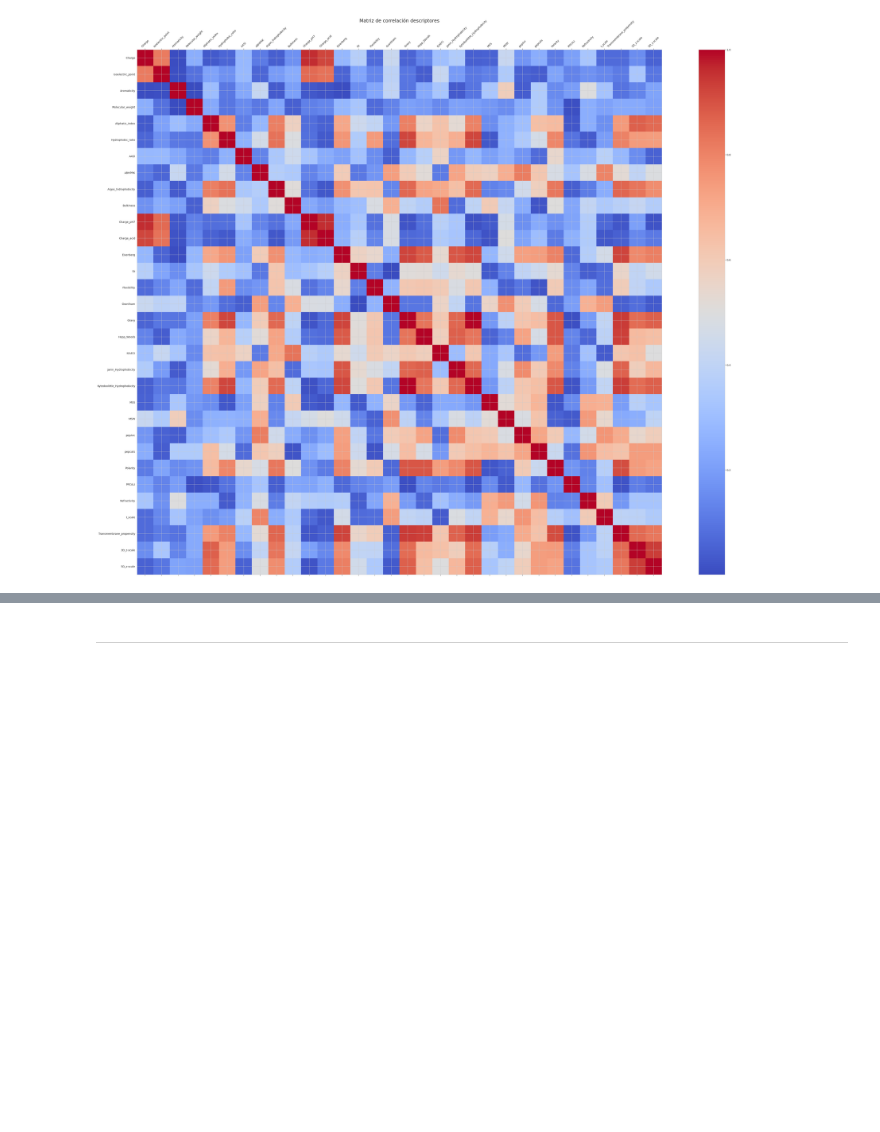
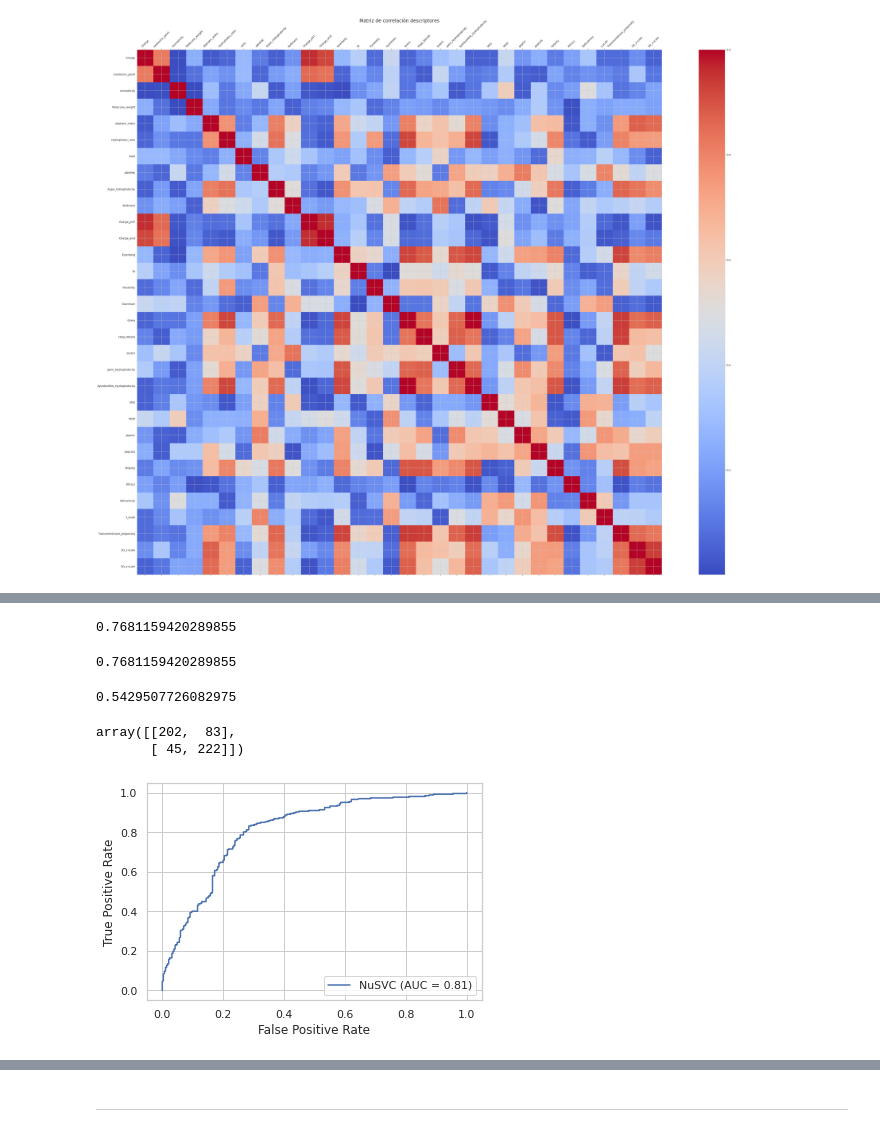
Before and after one commit to DanielAldas/RIIAA5.0_Workshop, a Jupyter notebook: Building_&_interpreting_Deep_AmPEP30_model.ipynb, the cells around one changed output, grey strips where cells are left out. Cells and saved outputs as stored; diff of their text form; code cells hidden in the pictures; blank space fills up the shorter version.

```diff
--- a/Building_&_interpreting_Deep_AmPEP30_model.ipynb
+++ b/Building_&_interpreting_Deep_AmPEP30_model.ipynb
@@ -733,0 +772,9 @@ X2
+# %%
+# Plot of MCC
+import matplotlib.pyplot as plt
+import seaborn as sns
+
+plt.figure(figsize=(5, 10))
+sns.set_theme(style="whitegrid")
+ax = sns.barplot(y=models.index, x="matthews_corrcoef", data=models)
+ax.set(xlim=(0, 1))
@@ -1056,0 +1187,8 @@ models
+# %%
+# Build NuSVC model
+
+from sklearn.svm import NuSVC
+
+
+clf = NuSVC(gamma='scale')
+clf.fit(X_train, y_train)
@@ -1056,0 +1215,27 @@ models
+# %%
+# Simplest and quickest way to obtain the model performance (Accuracy)
+clf.score(X_test,y_test)
+# %% [output]
+0.7681159420289855
+# %%
+# Accuracy
+from sklearn.metrics import accuracy_score
+
+accuracy_score(y_test, y_test_pred)
+# %% [output]
+0.7681159420289855
+# %%
+# Matthew Correlation Coefficient
+from sklearn.metrics import matthews_corrcoef
+
+matthews_corrcoef(y_test, y_test_pred)
+# %% [output]
+0.5429507726082975
+# %%
+# Confusion matrix
+from sklearn.metrics import confusion_matrix
+
+confusion_matrix(y_test, y_test_pred)
+# %% [output]
+array([[202,  83],
+       [ 45, 222]])
@@ -1056,0 +1251,9 @@ models
+# %%
+# ROC curve
+import matplotlib.pyplot as plt
+from sklearn.metrics import plot_roc_curve
+
+plot_roc_curve(clf, X_test, y_test)
+plt.show()
+# %% [output]
+[figure, added]
```
Also changed, not shown: parts of 72 cells of this notebook.
